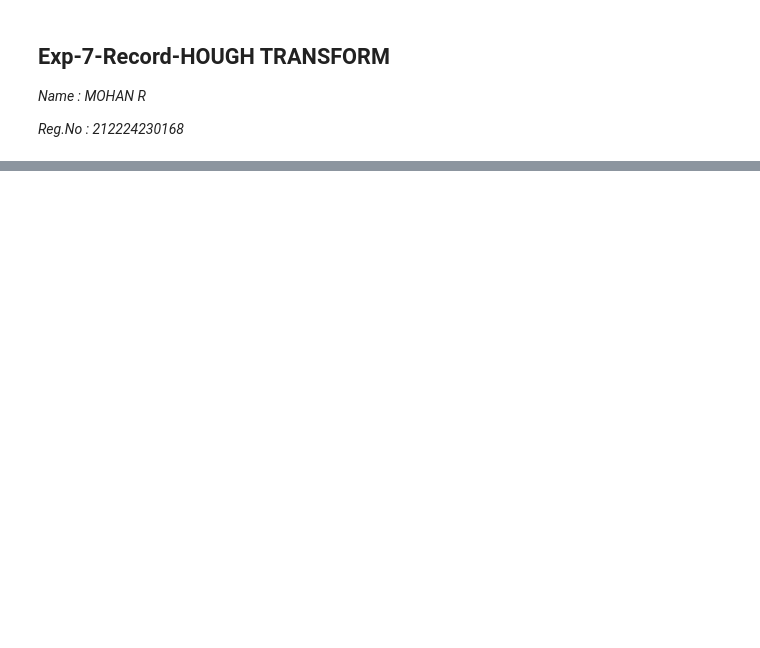
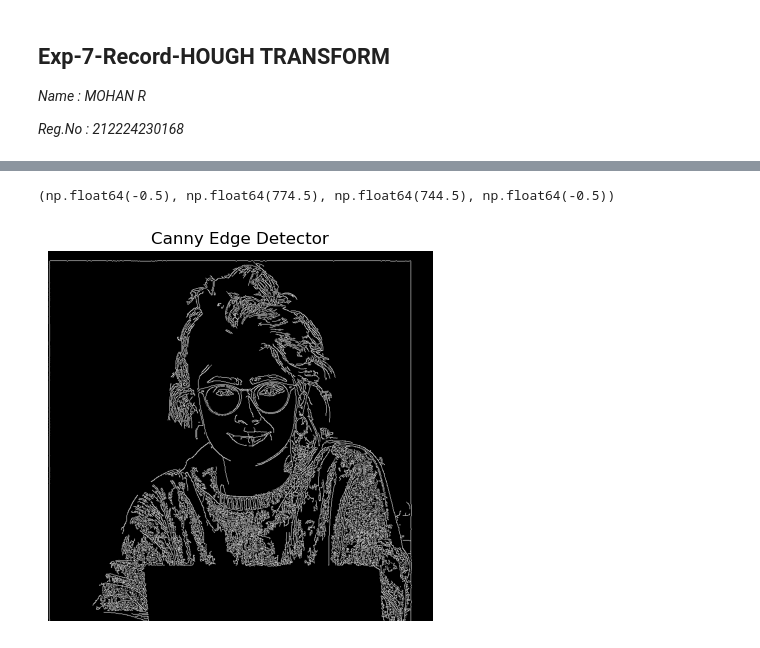
Before and after one commit to mohanr23/R-HOUGH-TRANSFORM, a Jupyter notebook: exxp7.ipynb, the cells around one changed output, grey strips where cells are left out. Cells and saved outputs as stored; diff of their text form; code cells hidden in the pictures; blank space fills up the shorter version.

```diff
--- a/exxp7.ipynb
+++ b/exxp7.ipynb
@@ -47,0 +30,9 @@ plt.show()
+# %%
+edges = cv2.Canny(gray_image, 50, 150)  # Canny edge detection with threshold values 50 and 150
+# %%
+plt.imshow(edges, cmap='gray')
+plt.title("Canny Edge Detector")
+plt.axis('off')
+# %% [output]
+(np.float64(-0.5), np.float64(774.5), np.float64(744.5), np.float64(-0.5))
+[figure, added]
```
Also changed, not shown: parts of 8 cells of this notebook.
